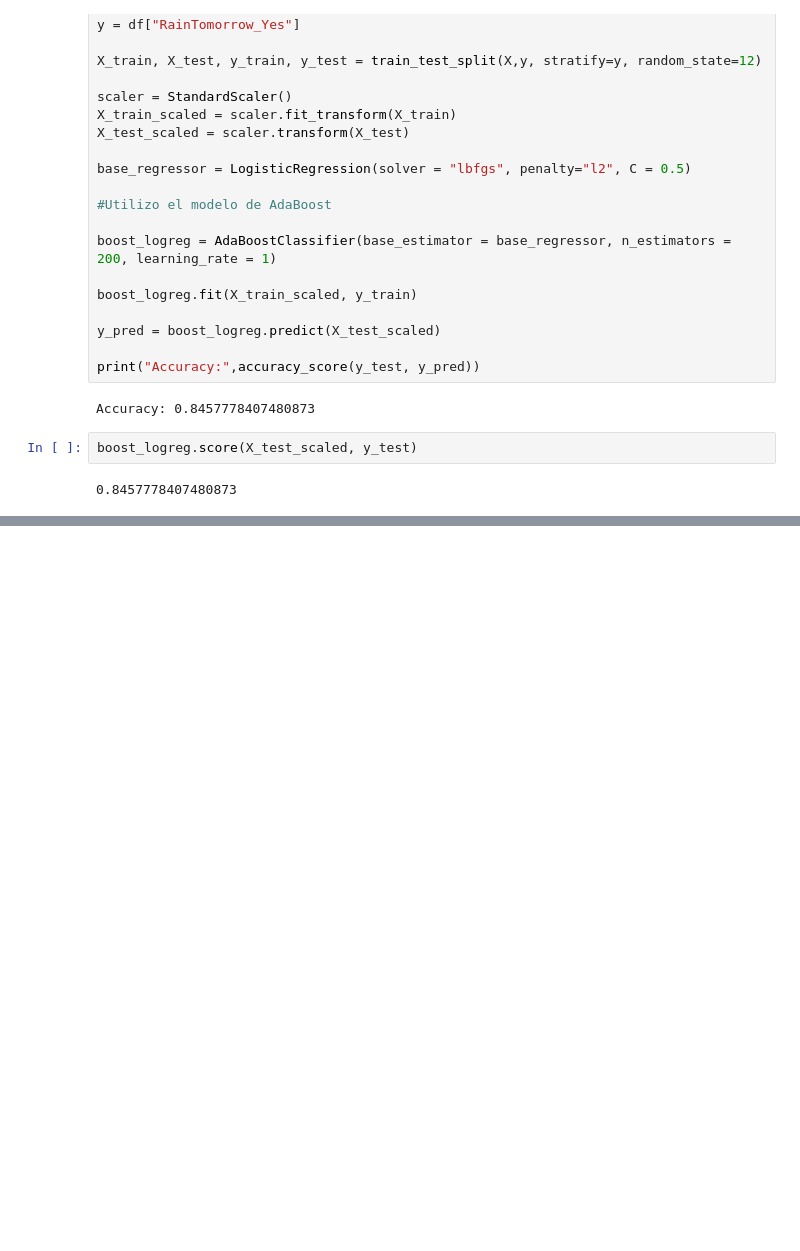
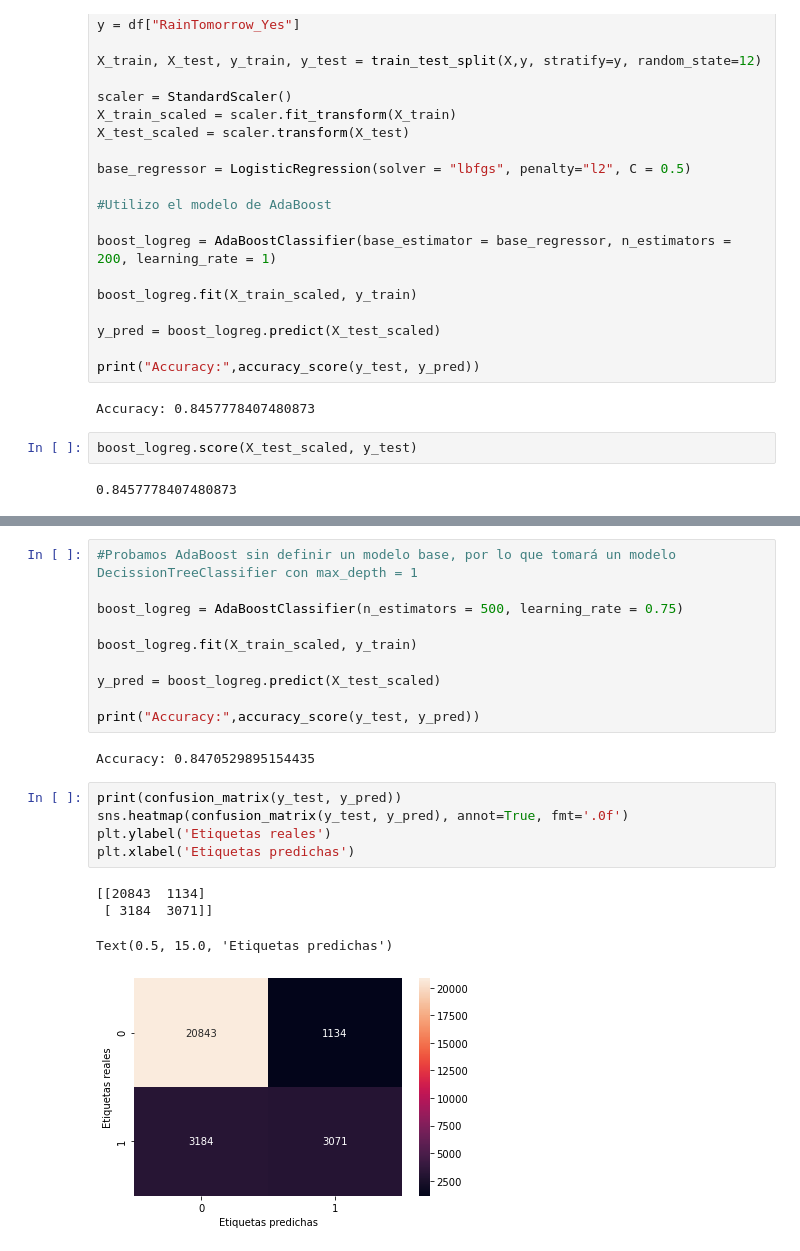
Before and after one commit to eszagadyn/DataScience-RegresionLogistica, a Jupyter notebook: RegresionLogistica.ipynb, the cells around one changed output, grey strips where cells are left out. Saved outputs shown, nothing was run; the diff lists cells and outputs as text; blank space fills up the shorter version.

Commit message:
Boosting

```diff
--- a/RegresionLogistica.ipynb
+++ b/RegresionLogistica.ipynb
@@ -577,2 +577,24 @@ plt.xlabel('Etiquetas predichas')
 Text(0.5, 15.0, 'Etiquetas predichas')
 [figure]
+# %%
+#Probamos AdaBoost sin definir un modelo base, por lo que tomará un modelo DecissionTreeClassifier con max_depth = 1
+
+boost_logreg = AdaBoostClassifier(n_estimators = 500, learning_rate = 0.75)
+
+boost_logreg.fit(X_train_scaled, y_train)
+
+y_pred = boost_logreg.predict(X_test_scaled)
+
+print("Accuracy:",accuracy_score(y_test, y_pred))
+# %% [output]
+Accuracy: 0.8470529895154435
+# %%
+print(confusion_matrix(y_test, y_pred))
+sns.heatmap(confusion_matrix(y_test, y_pred), annot=True, fmt='.0f')
+plt.ylabel('Etiquetas reales')
+plt.xlabel('Etiquetas predichas')
+# %% [output]
+[[20843  1134]
+ [ 3184  3071]]
+Text(0.5, 15.0, 'Etiquetas predichas')
+[figure, added]
```
Also changed, not shown: parts of 15 cells of this notebook.
